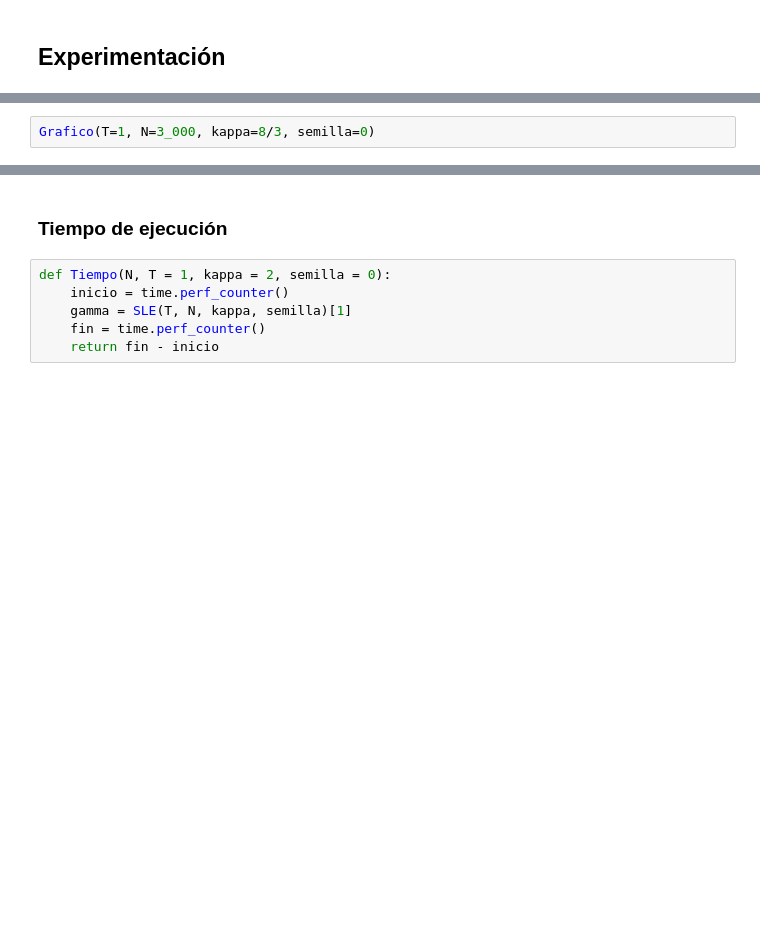
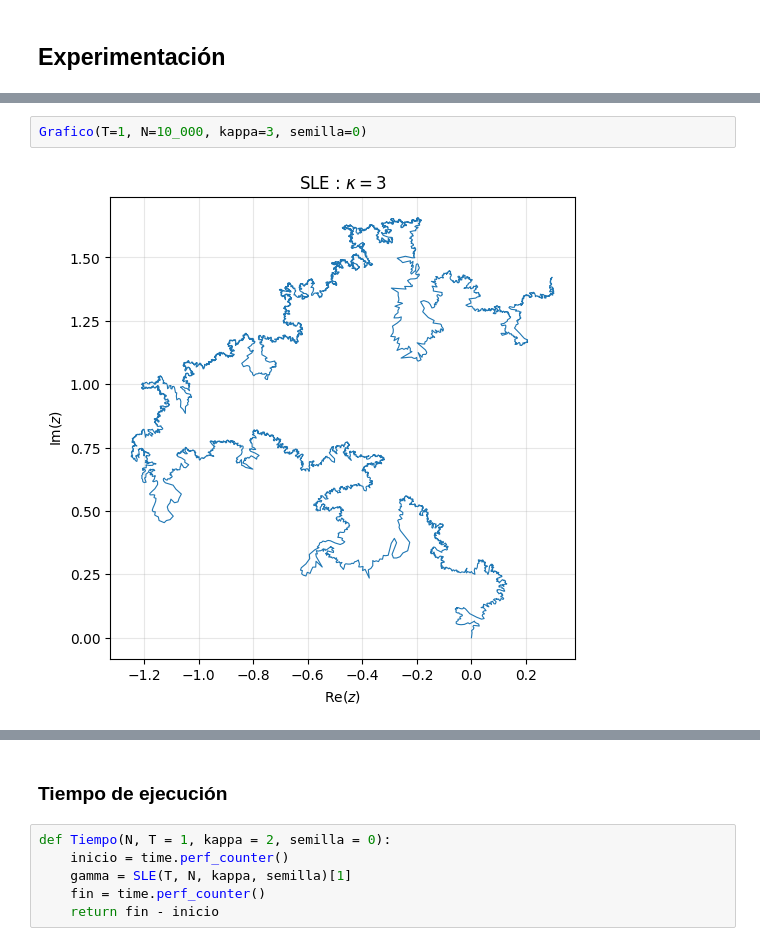
Before and after one commit to javier-toro/SLE, a Jupyter notebook: notebook/SLE.ipynb, the cells around one changed output, grey strips where cells are left out. Cells and saved outputs as stored; diff of their text form; blank space fills up the shorter version.

```diff
--- a/notebook/SLE.ipynb
+++ b/notebook/SLE.ipynb
@@ -128,2 +77,4 @@ Curva = curva_cuda if usar_cuda else curva_numpy
 # %%
-Grafico(T=1, N=3_000, kappa=8/3, semilla=0)
+Grafico(T=1, N=10_000, kappa=3, semilla=0)
+# %% [output]
+[figure, added]
```
Also changed, not shown: parts of 37 cells of this notebook.
